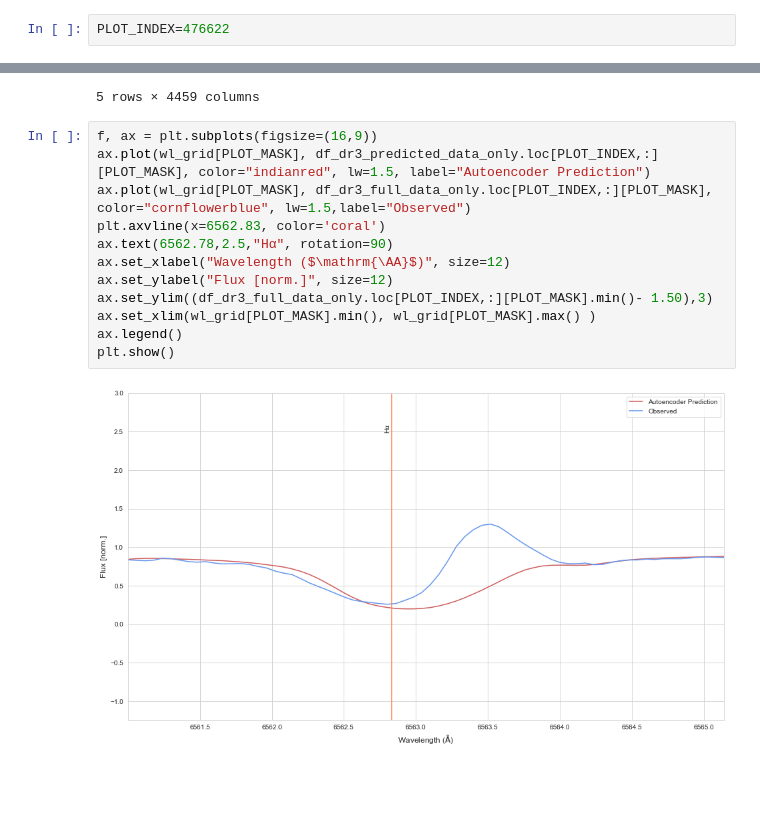
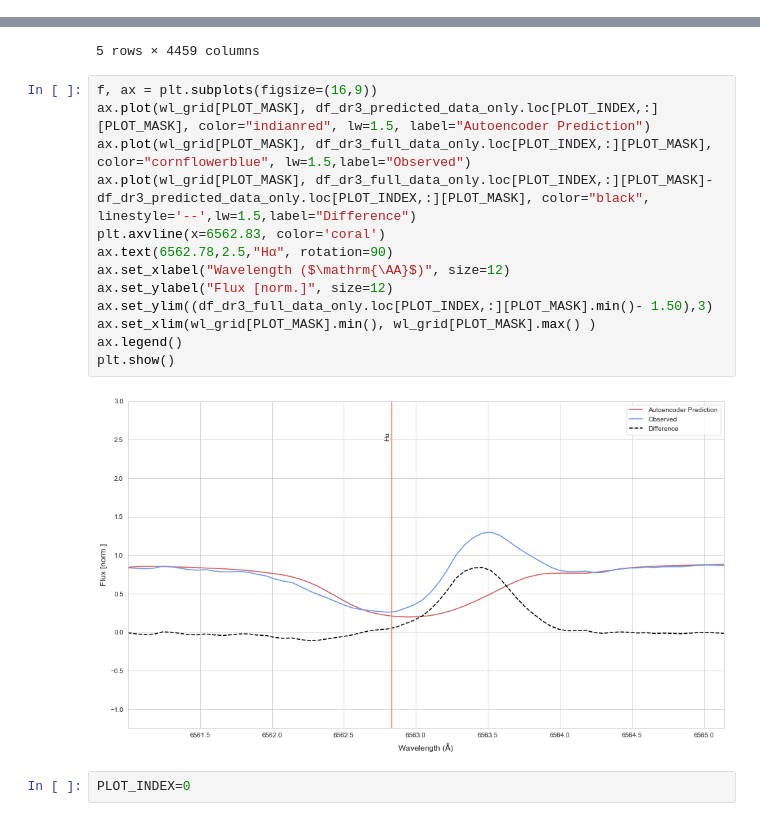
Before and after one commit to PravNJ/galah-test-nut, a Jupyter notebook: ew_plots.ipynb, the cells around one changed output, grey strips where cells are left out. Cells and saved outputs as stored; diff of their text form; blank space fills up the shorter version.

Commit message:
compared predicted to actuals

```diff
--- a/ew_plots.ipynb
+++ b/ew_plots.ipynb
@@ -48,5 +48,3 @@ df_dr3_full.loc[df_dr3_full["sobject_id"]==170509005701009]
 |  | sobject_id | 0 | 1 | 2 | 3 | 4 | 5 | 6 | 7 | 8 | ... | ... |
 | 476622 | 170509005701009 | 1.0 | 1.0 | 1.0 | 1.0 | 1.0 | 1.0 | 1.0 | 1.0 | 1.0 | ... | ... |
 1 rows × 4460 columns
-# %%
-PLOT_INDEX=476622
@@ -77,14 +77,17 @@ df_dr3_predicted_data_only.head()
 # %%
 f, ax = plt.subplots(figsize=(16,9))
 ax.plot(wl_grid[PLOT_MASK], df_dr3_predicted_data_only.loc[PLOT_INDEX,:][PLOT_MASK], color="indianred", lw=1.5, label="Autoencoder Prediction")
 ax.plot(wl_grid[PLOT_MASK], df_dr3_full_data_only.loc[PLOT_INDEX,:][PLOT_MASK], color="cornflowerblue", lw=1.5,label="Observed")
+ax.plot(wl_grid[PLOT_MASK], df_dr3_full_data_only.loc[PLOT_INDEX,:][PLOT_MASK]-df_dr3_predicted_data_only.loc[PLOT_INDEX,:][PLOT_MASK], color="black", linestyle='--',lw=1.5,label="Difference")
 plt.axvline(x=6562.83, color='coral')
 ax.text(6562.78,2.5,"Hα", rotation=90)
 ax.set_xlabel("Wavelength ($\mathrm{\AA}$)", size=12)
 ax.set_ylabel("Flux [norm.]", size=12)
 ax.set_ylim((df_dr3_full_data_only.loc[PLOT_INDEX,:][PLOT_MASK].min()- 1.50),3)
 ax.set_xlim(wl_grid[PLOT_MASK].min(), wl_grid[PLOT_MASK].max() )
 ax.legend()
 plt.show()
 # %% [output]
-[figure, old version]
+[figure, new version]
+# %%
+PLOT_INDEX=0
```
Also changed, not shown: parts of 2 cells of this notebook.
